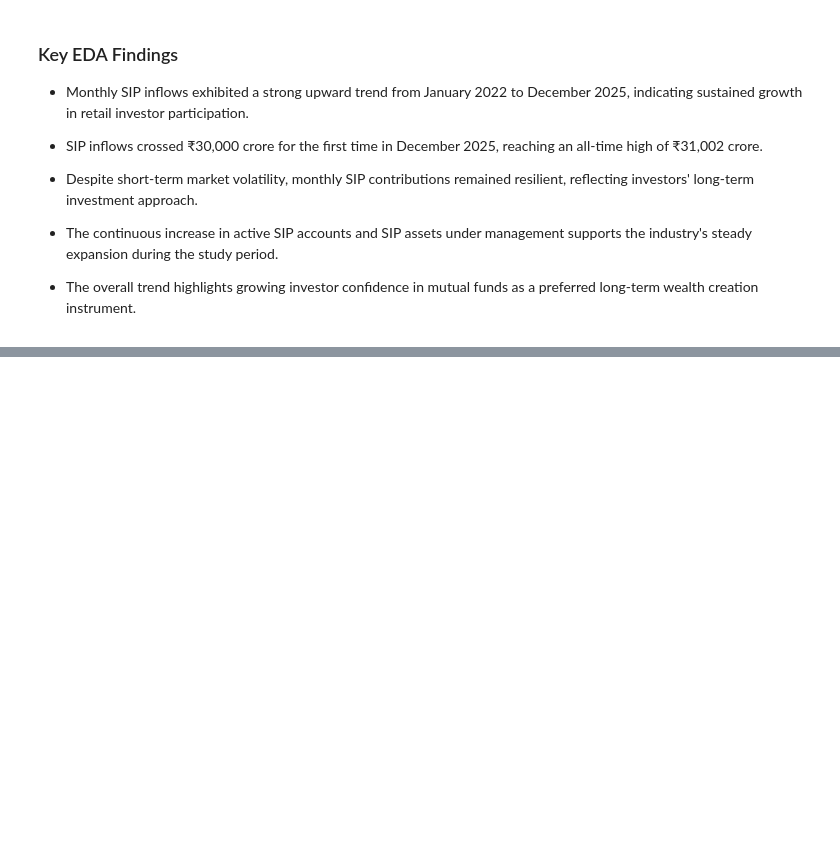
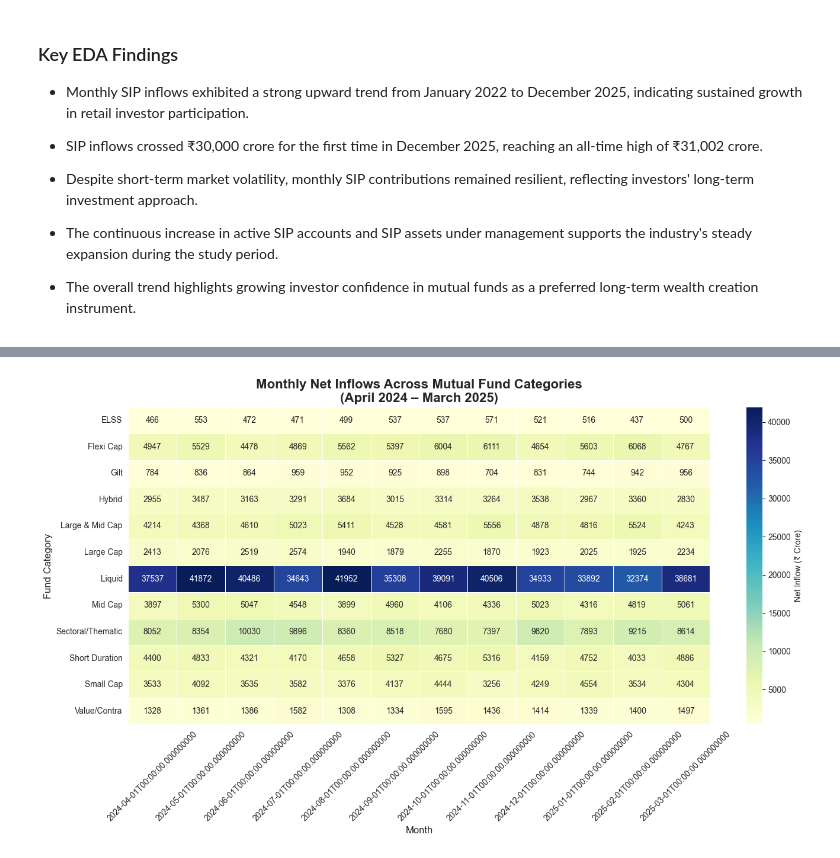
Before and after one commit to Reena-Ydv/Mutual_Fund_Analytics_Project, a Jupyter notebook: Notebooks/EDA_Analysis.ipynb, the cells around one changed output, grey strips where cells are left out. Saved outputs shown, nothing was run; the diff lists cells and outputs as text; code cells hidden in the pictures; blank space fills up the shorter version.

Commit message:
Completed Day 3 exploratory data analysis with 15 charts and insights

```diff
--- a/Notebooks/EDA_Analysis.ipynb
+++ b/Notebooks/EDA_Analysis.ipynb
@@ -451,0 +456,8 @@ TypeError: Type is not JSON serializable: Timestamp
+# %%
+# Load Category Inflows dataset
+category_df = pd.read_csv("../Data/Processed/05_category_inflows_cleaned.csv")
+
+# Convert month column to datetime
+category_df["month"] = pd.to_datetime(category_df["month"])
+
+category_df.head()
@@ -451,0 +471,10 @@ TypeError: Type is not JSON serializable: Timestamp
+# %%
+# Create pivot table for heatmap
+
+heatmap_data = category_df.pivot(
+    index="category",
+    columns="month",
+    values="net_inflow_crore"
+)
+
+heatmap_data
@@ -451,0 +496,40 @@ TypeError: Type is not JSON serializable: Timestamp
+# %%
+import matplotlib.pyplot as plt
+import seaborn as sns
+
+# Plot settings
+plt.figure(figsize=(14, 8))
+
+sns.heatmap(
+    heatmap_data,
+    cmap="YlGnBu",
+    annot=True,
+    fmt=".0f",
+    linewidths=0.5,
+    cbar_kws={"label": "Net Inflow (₹ Crore)"}
+)
+
+plt.title(
+    "Monthly Net Inflows Across Mutual Fund Categories\n(April 2024 – March 2025)",
+    fontsize=16,
+    fontweight="bold"
+)
+
+plt.xlabel("Month", fontsize=12)
+plt.ylabel("Fund Category", fontsize=12)
+
+plt.xticks(rotation=45)
+plt.yticks(rotation=0)
+
+plt.tight_layout()
+
+plt.savefig(
+    "../Reports/Charts/category_inflow_heatmap.png",
+    dpi=300,
+    bbox_inches="tight"
+)
+
+
+plt.show()
+# %% [output]
+[figure, added]
```
Also changed, not shown: parts of 48 cells of this notebook, 11 other files.
